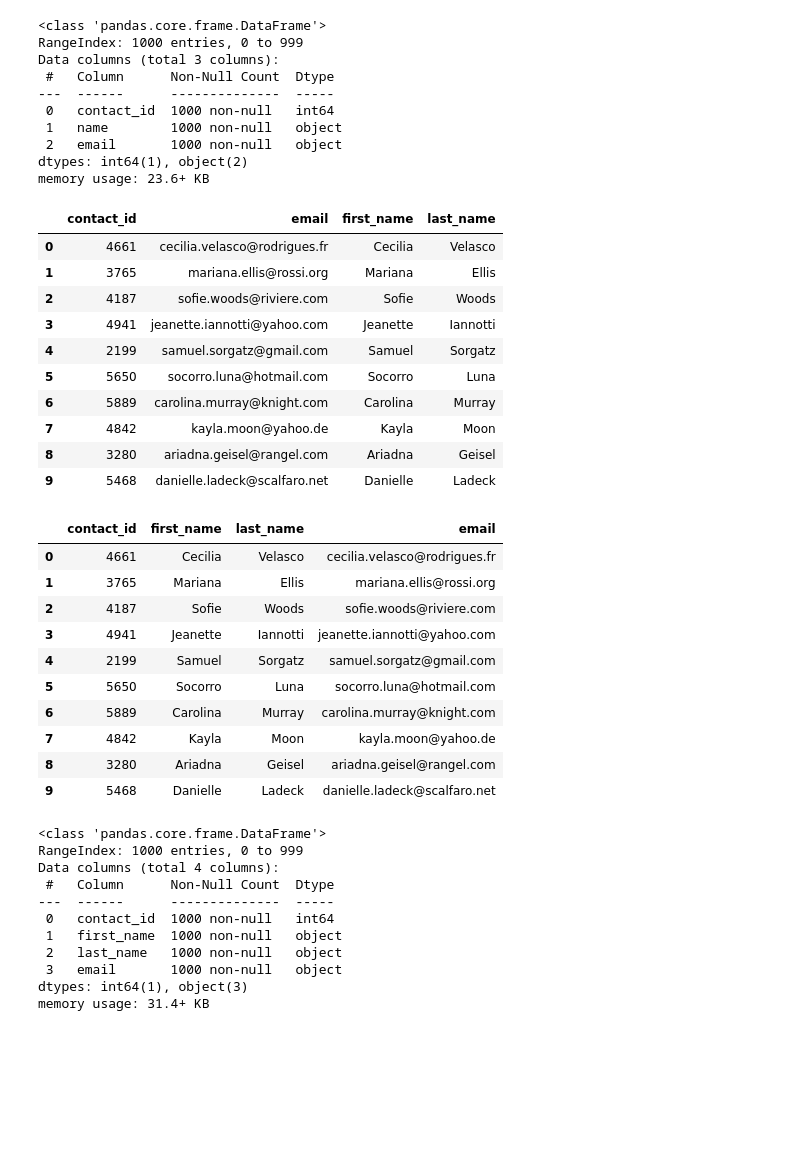
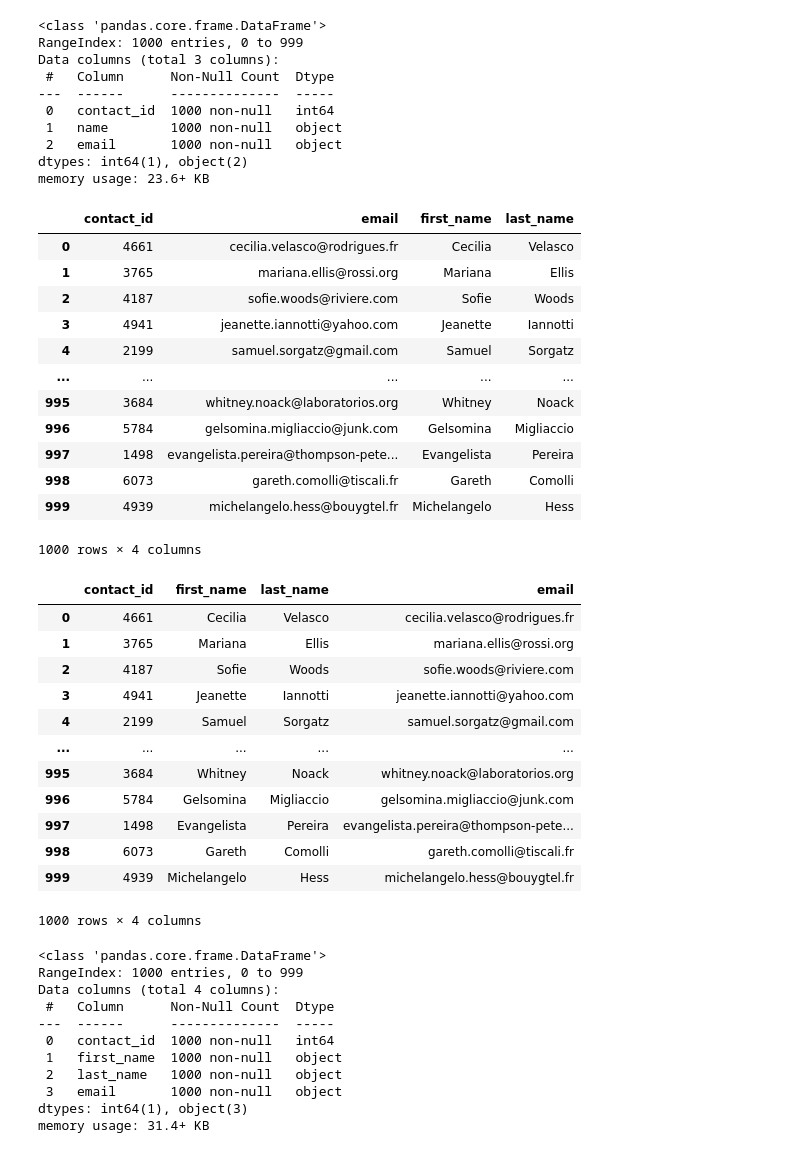
Before and after one commit to micah-11101/Crowdfunding_ETL, a Jupyter notebook: ETL_Mini_Project_MLee_MSpringer_SSeibure.ipynb, the cells around one changed output. Drawn from its saved outputs; the diff is of its cells as text; code cells hidden in the pictures; blank space fills up the shorter version.

```diff
--- a/ETL_Mini_Project_MLee_MSpringer_SSeibure.ipynb
+++ b/ETL_Mini_Project_MLee_MSpringer_SSeibure.ipynb
@@ -283,7 +233,7 @@ campaign_cleaned.to_csv("Resources/campaign.csv", index=False)
 ### Extract the contacts.xlsx Data.
 # %%
 # Read the data into a Pandas DataFrame. Use the `header=2` parameter when reading in the data.
-contact_info_df = pd.read_excel('Resources/contacts.xlsx', header=2)
+contact_info_df = pd.read_excel('Resources/contacts.xlsx', header=3)
 contact_info_df.head()
 # %% [output]
 |  | contact_info |
@@ -309,6 +259,13 @@ Then export the DataFrame as a `contacts.csv` CSV file.
 import json
 dict_values = []
 
+#iterate through each row and separate the values from the keys
+for index, row in contact_info_df.iterrows():
+    current_row = json.loads(row[0])
+
+    dict_values.append([current_row['contact_id'], current_row['name'], current_row['email']])
+
+
 
 # Print out the list of values for each row.
 print(dict_values)
@@ -317,6 +274,8 @@ print(dict_values)
 # %%
 # Create a contact_info DataFrame and add each list of values, i.e., each row
 # to the 'contact_id', 'name', 'email' columns.
+contact_info_df_cleaned = pd.DataFrame(dict_values, columns=["contact_id", "name", "email"])
+contact_info_df_cleaned
 # %% [output]
 |  | contact_id | name | email |
 | 0 | 4661 | Cecilia Velasco | cecilia.velasco@rodrigues.fr |
@@ -339,23 +306,29 @@ dtypes: int64(1), object(2)
 memory usage: 23.6+ KB
 # %%
 # Create a "first"name" and "last_name" column with the first and last names from the "name" column.
-
+contact_info_df_cleaned[["first_name","last_name"]] = contact_info_df_cleaned["name"].str.split(" ", expand=True)
 
 # Drop the contact_name column
+contact_info_df_cleaned = contact_info_df_cleaned.drop("name", axis=1)
+contact_info_df_cleaned
 # %% [output]
 |  | contact_id | email | first_name | last_name |
 | 0 | 4661 | cecilia.velasco@rodrigues.fr | Cecilia | Velasco |
 | 1 | 3765 | mariana.ellis@rossi.org | Mariana | Ellis |
 | 2 | 4187 | sofie.woods@riviere.com | Sofie | Woods |
 | 3 | 4941 | jeanette.iannotti@yahoo.com | Jeanette | Iannotti |
 | 4 | 2199 | samuel.sorgatz@gmail.com | Samuel | Sorgatz |
-| 5 | 5650 | socorro.luna@hotmail.com | Socorro | Luna |
-| 6 | 5889 | carolina.murray@knight.com | Carolina | Murray |
-| 7 | 4842 | kayla.moon@yahoo.de | Kayla | Moon |
-| 8 | 3280 | ariadna.geisel@rangel.com | Ariadna | Geisel |
-| 9 | 5468 | danielle.ladeck@scalfaro.net | Danielle | Ladeck |
+| ... | ... | ... | ... | ... |
+| 995 | 3684 | whitney.noack@laboratorios.org | Whitney | Noack |
+| 996 | 5784 | gelsomina.migliaccio@junk.com | Gelsomina | Migliaccio |
+| 997 | 1498 | evangelista.pereira@thompson-pete... | Evangelista | Pereira |
+| 998 | 6073 | gareth.comolli@tiscali.fr | Gareth | Comolli |
+| 999 | 4939 | michelangelo.hess@bouygtel.fr | Michelangelo | Hess |
+1000 rows × 4 columns
 # %%
 # Reorder the columns
+contact_info_df_cleaned = contact_info_df_cleaned[["contact_id", "first_name", "last_name", "email"]]
+contact_info_df_cleaned
 # %% [output]
 |  | contact_id | first_name | last_name | email |
 | 0 | 4661 | Cecilia | Velasco | cecilia.velasco@rodrigues.fr |
@@ -363,10 +336,12 @@ memory usage: 23.6+ KB
 | 2 | 4187 | Sofie | Woods | sofie.woods@riviere.com |
 | 3 | 4941 | Jeanette | Iannotti | jeanette.iannotti@yahoo.com |
 | 4 | 2199 | Samuel | Sorgatz | samuel.sorgatz@gmail.com |
-| 5 | 5650 | Socorro | Luna | socorro.luna@hotmail.com |
-| 6 | 5889 | Carolina | Murray | carolina.murray@knight.com |
-| 7 | 4842 | Kayla | Moon | kayla.moon@yahoo.de |
-| 8 | 3280 | Ariadna | Geisel | ariadna.geisel@rangel.com |
-| 9 | 5468 | Danielle | Ladeck | danielle.ladeck@scalfaro.net |
+| ... | ... | ... | ... | ... |
+| 995 | 3684 | Whitney | Noack | whitney.noack@laboratorios.org |
+| 996 | 5784 | Gelsomina | Migliaccio | gelsomina.migliaccio@junk.com |
+| 997 | 1498 | Evangelista | Pereira | evangelista.pereira@thompson-pete... |
+| 998 | 6073 | Gareth | Comolli | gareth.comolli@tiscali.fr |
+| 999 | 4939 | Michelangelo | Hess | michelangelo.hess@bouygtel.fr |
+1000 rows × 4 columns
 # %%
 # Check the datatypes one more time before exporting as CSV file.
```
Also changed, not shown: parts of 9 cells of this notebook.
